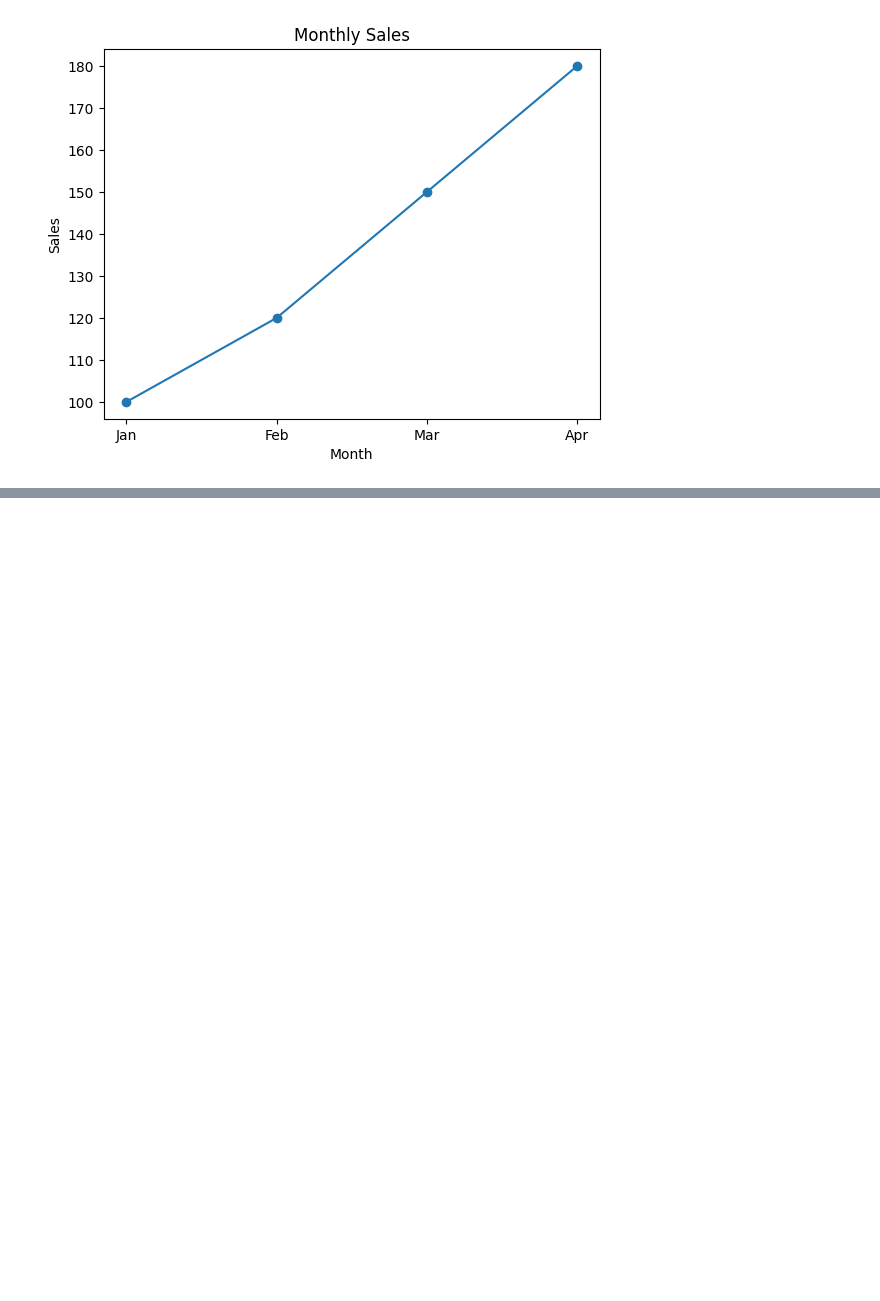
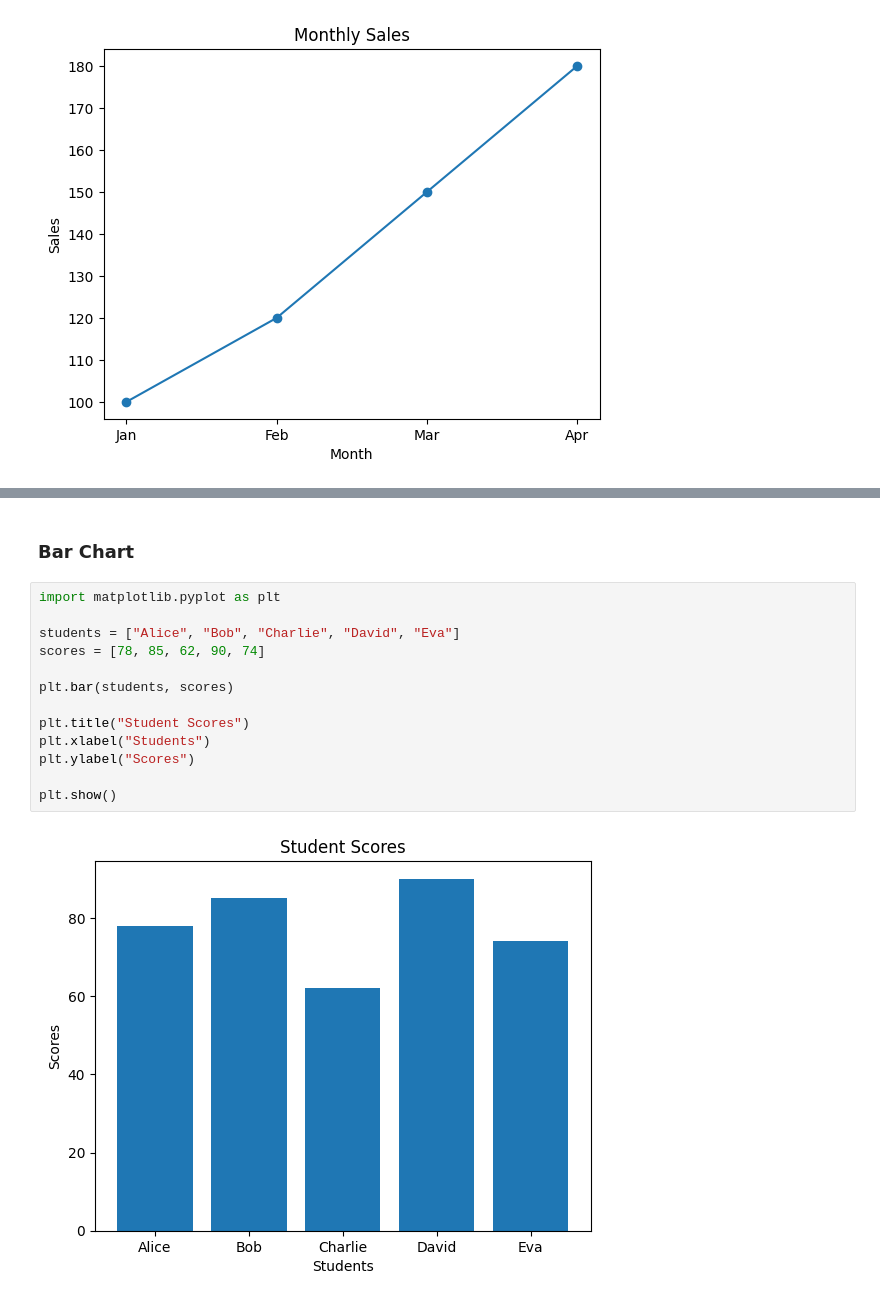
Before and after one commit to Saurav-T/pyside6-app-dev, a Jupyter notebook: day-10/matplot1.ipynb, the cells around one changed output, grey strips where cells are left out. Saved outputs shown, nothing was run; the diff lists cells and outputs as text; blank space fills up the shorter version.

```diff
--- a/day-10/matplot1.ipynb
+++ b/day-10/matplot1.ipynb
@@ -85,0 +119,17 @@ plt.show()
+# %% [markdown]
+### Bar Chart
+# %%
+import matplotlib.pyplot as plt
+
+students = ["Alice", "Bob", "Charlie", "David", "Eva"]
+scores = [78, 85, 62, 90, 74]
+
+plt.bar(students, scores)
+
+plt.title("Student Scores")
+plt.xlabel("Students")
+plt.ylabel("Scores")
+
+plt.show()
+# %% [output]
+[figure, added]
```
Also changed, not shown: parts of 6 cells of this notebook.
